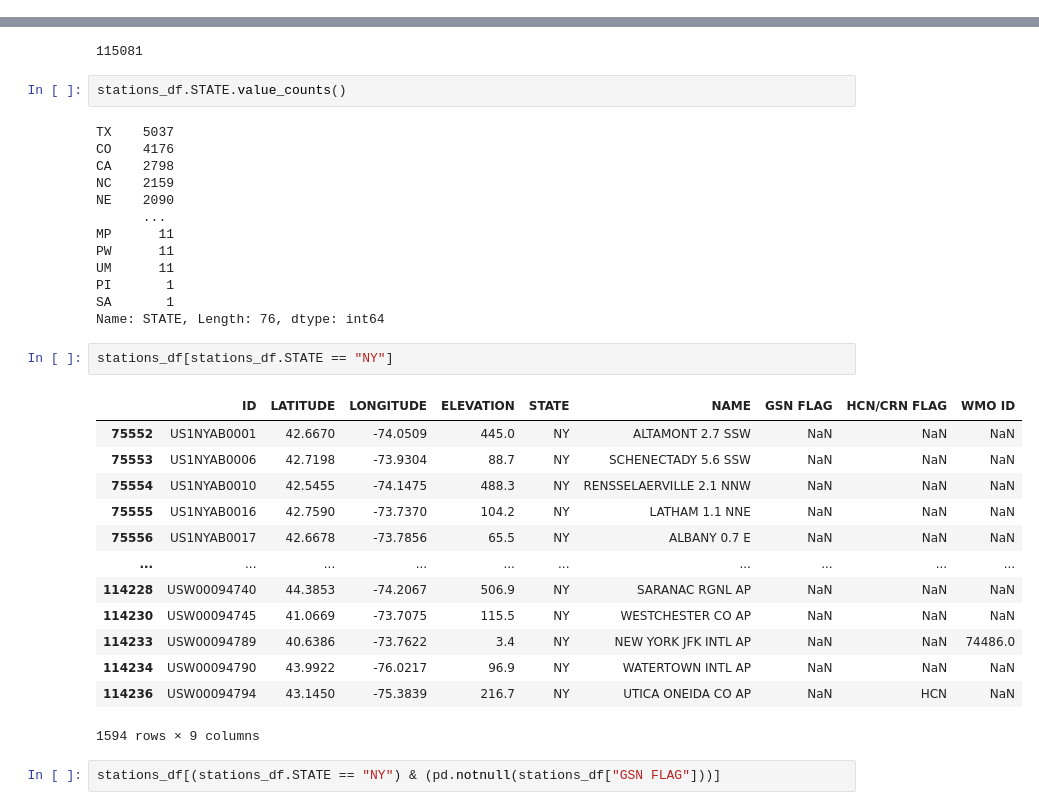
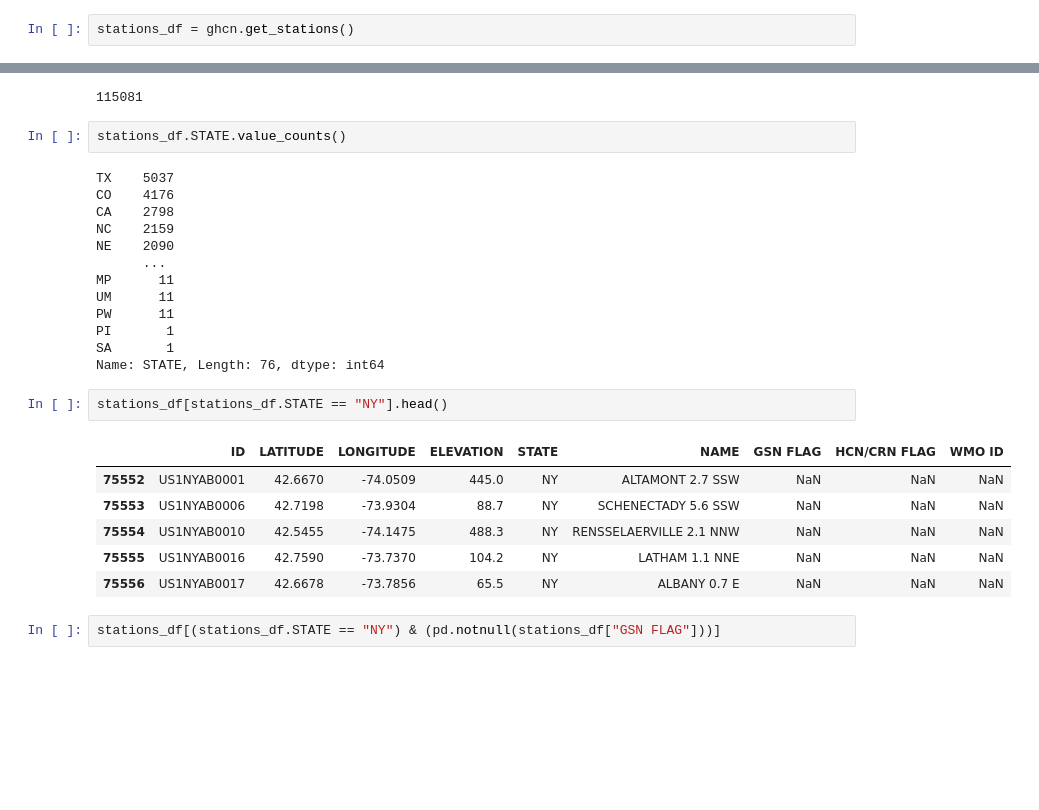
Before and after one commit to gautsi/climate, a Jupyter notebook: notebooks/ghcn.ipynb, the cells around one changed output, grey strips where cells are left out. Cells and saved outputs as stored; diff of their text form; blank space fills up the shorter version.

Commit message:
added ghcn

```diff
--- a/notebooks/ghcn.ipynb
+++ b/notebooks/ghcn.ipynb
@@ -101,3 +17,5 @@ stations_df.columns = stations_field_names
+# %%
+stations_df = ghcn.get_stations()
 # %%
 stations_df.head()
 # %% [output]
@@ -121,27 +39,20 @@ NC    2159
 NE    2090
       ...
 MP      11
+UM      11
 PW      11
-UM      11
 PI       1
 SA       1
 Name: STATE, Length: 76, dtype: int64
 # %%
-stations_df[stations_df.STATE == "NY"]
+stations_df[stations_df.STATE == "NY"].head()
 # %% [output]
 |  | ID | LATITUDE | LONGITUDE | ELEVATION | STATE | NAME | GSN FLAG | HCN/CRN FLAG | WMO ID |
 | 75552 | US1NYAB0001 | 42.6670 | -74.0509 | 445.0 | NY | ALTAMONT 2.7 SSW | NaN | NaN | NaN |
 | 75553 | US1NYAB0006 | 42.7198 | -73.9304 | 88.7 | NY | SCHENECTADY 5.6 SSW | NaN | NaN | NaN |
 | 75554 | US1NYAB0010 | 42.5455 | -74.1475 | 488.3 | NY | RENSSELAERVILLE 2.1 NNW | NaN | NaN | NaN |
 | 75555 | US1NYAB0016 | 42.7590 | -73.7370 | 104.2 | NY | LATHAM 1.1 NNE | NaN | NaN | NaN |
 | 75556 | US1NYAB0017 | 42.6678 | -73.7856 | 65.5 | NY | ALBANY 0.7 E | NaN | NaN | NaN |
-| ... | ... | ... | ... | ... | ... | ... | ... | ... | ... |
-| 114228 | USW00094740 | 44.3853 | -74.2067 | 506.9 | NY | SARANAC RGNL AP | NaN | NaN | NaN |
-| 114230 | USW00094745 | 41.0669 | -73.7075 | 115.5 | NY | WESTCHESTER CO AP | NaN | NaN | NaN |
-| 114233 | USW00094789 | 40.6386 | -73.7622 | 3.4 | NY | NEW YORK JFK INTL AP | NaN | NaN | 74486.0 |
-| 114234 | USW00094790 | 43.9922 | -76.0217 | 96.9 | NY | WATERTOWN INTL AP | NaN | NaN | NaN |
-| 114236 | USW00094794 | 43.1450 | -75.3839 | 216.7 | NY | UTICA ONEIDA CO AP | NaN | HCN | NaN |
-1594 rows × 9 columns
 # %%
 stations_df[(stations_df.STATE == "NY") & (pd.notnull(stations_df["GSN FLAG"]))]
 # %% [output]
```
Also changed, not shown: parts of 10 cells of this notebook, 2 other files.
